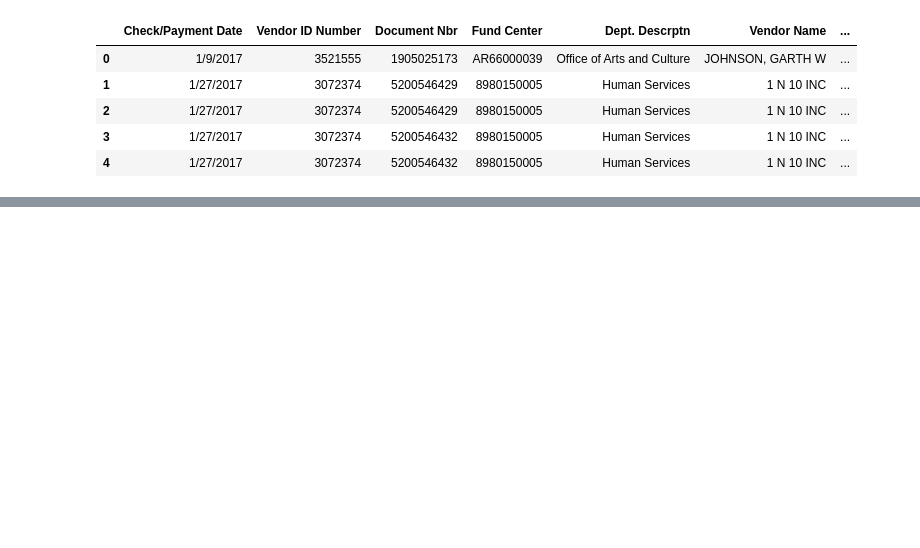
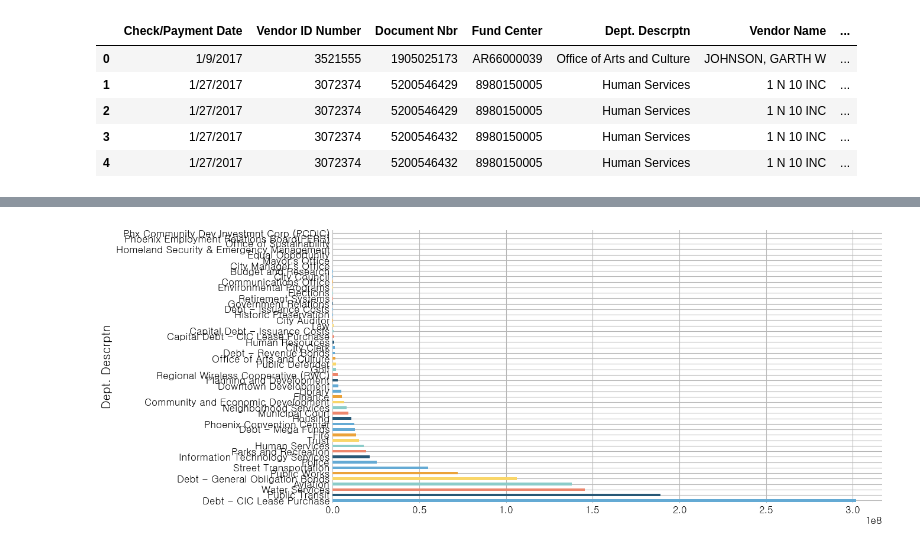
Before and after one commit to vpenney/data-studio, a Jupyter notebook: code/07-phoenix-vendors/Phoenix vendor payments.ipynb, the cells around one changed output, grey strips where cells are left out. Drawn from its saved outputs; the diff is of its cells as text; code cells hidden in the pictures; blank space fills up the shorter version.

```diff
--- a/code/07-phoenix-vendors/Phoenix vendor payments.ipynb
+++ b/code/07-phoenix-vendors/Phoenix vendor payments.ipynb
@@ -5,6 +5,36 @@ from cycler import cycler
 from matplotlib.patches import Patch
 
 %matplotlib inline
+# %%
+# graph styles
+plt.rcdefaults()
+plt.rcParams.update({
+    'pdf.fonttype': 42,
+    'ps.fonttype': 42,
+    'patch.linewidth': 0.5,
+    'figure.facecolor': 'white',
+    'font.size': 12.0,
+    'axes.facecolor': 'white',
+    'axes.edgecolor': 'white',
+    'axes.linewidth': '1',
+    'axes.grid': True,
+    'grid.color': '#b7b7b7',
+    'axes.titlesize': 'x-large',
+    'axes.labelsize': 'large',
+    'axes.axisbelow': True,
+    'axes.prop_cycle': cycler('color', ['#64aad4', '#275876', '#ec866c', '#8bccc9', '#f9d669', '#EBA239']),
+    'xtick.major.size': 0,
+    'xtick.minor.size': 0,
+    'ytick.major.size': 0,
+    'ytick.minor.size': 0,
+    'axes.labelweight': 'medium',
+    'axes.spines.left': False,
+    'axes.spines.bottom': True,
+    'axes.spines.top': False,
+    'axes.spines.right': False,
+    'legend.facecolor': '#FFFFFF',
+    'font.family': 'Gulim',
+})
 # %%
 df = pd.read_csv('data/january-june-2017.csv', skipinitialspace=True)
 # %%
@@ -104,0 +169,7 @@ df.sort_values(by='Invoice Net Amt ', ascending=False)
+# %%
+# find out how much Phoenex spends on each category of service
+df.groupby(['Dept. Descrptn'])['Invoice Net Amt '].sum().sort_values(ascending=False).plot(kind='barh', figsize=(12,6))
+
+plt.show()
+# %% [output]
+[figure, added]
```
Also changed, not shown: parts of 25 cells of this notebook.
